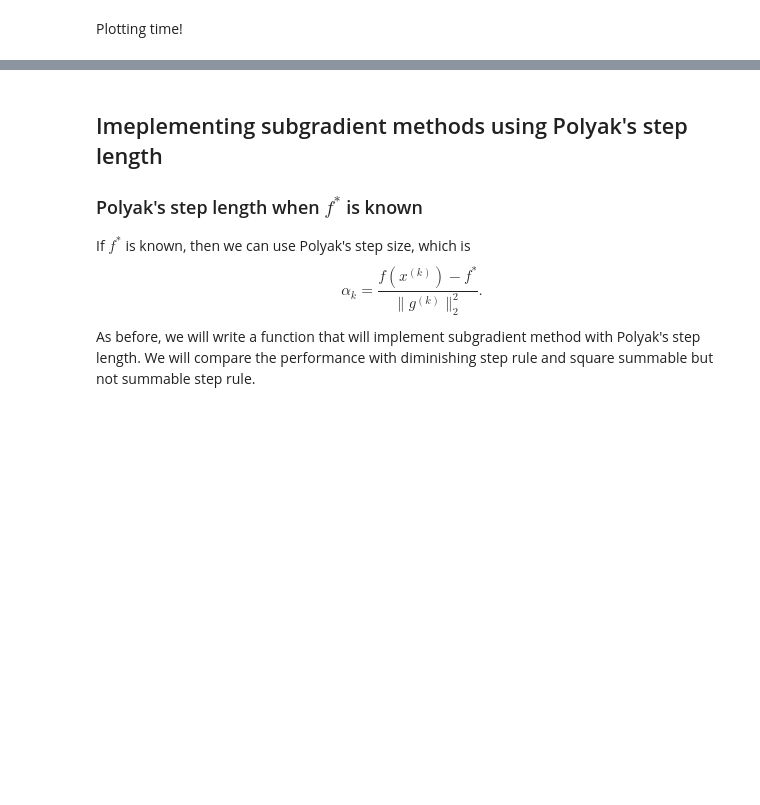
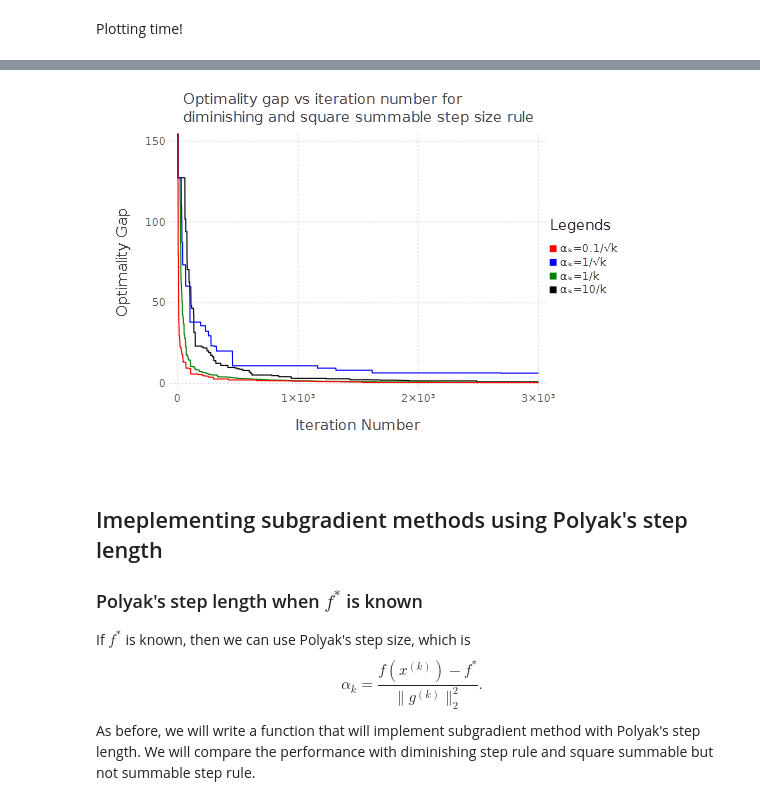
Before and after one commit to Shuvomoy/JuliaCodes-EE364b, a Jupyter notebook: JuliaCodes/Subgradient Method - Piecewise Linear Function Minimization .ipynb, the cells around one changed output, grey strips where cells are left out. Cells and saved outputs as stored; diff of their text form; code cells hidden in the pictures; blank space fills up the shorter version.

```diff
--- a/JuliaCodes/Subgradient Method - Piecewise Linear Function Minimization .ipynb
+++ b/JuliaCodes/Subgradient Method - Piecewise Linear Function Minimization .ipynb
@@ -446,0 +515,5 @@ add(figNdSn,bl,gr,re,blk,le)
+# %%
+curveNd1=abs((fBestNd1-fMinValue)/fMinValue)*100
+curveNd2=abs((fBestNd2-fMinValue)/fMinValue)*100
+curveSn1=abs((fBestSn1-fMinValue)/fMinValue)*100
+curveSn2=abs((fBestSn2-fMinValue)/fMinValue)*100
@@ -447,3 +538,18 @@ add(figNdSn,bl,gr,re,blk,le)
+# %%
+plot(
+layer(x=iters,y=curveNd1,Geom.line, Theme(default_color=color("red"))),
+layer(x=iters,y=curveNd2,Geom.line, Theme(default_color=color("blue"))),
+layer(x=iters,y=curveSn1,Geom.line, Theme(default_color=color("green"))),
+layer(x=iters,y=curveSn2,Geom.line, Theme(default_color=color("black"))),
+Guide.manual_color_key("Legends", ["αₖ=0.1/√k", "αₖ=1/√k","αₖ=1/k","αₖ=10/k"],
+                      [color("red"), color("blue"),color("green"),color("black")]),
+Guide.ylabel("Optimality Gap"), # label for y-axis
+Guide.xlabel("Iteration Number"),  # label for x-axis
+Guide.title("Optimality gap vs iteration number for
+diminishing and square summable step size rule"),  # a title
+)
+# %% [output]
+[figure, added]
 # %% [markdown]
 ## Imeplementing subgradient methods using Polyak's step length
 ### Polyak's step length when $f^*$ is known
```
Also changed, not shown: parts of 18 cells of this notebook, 2 other files.
